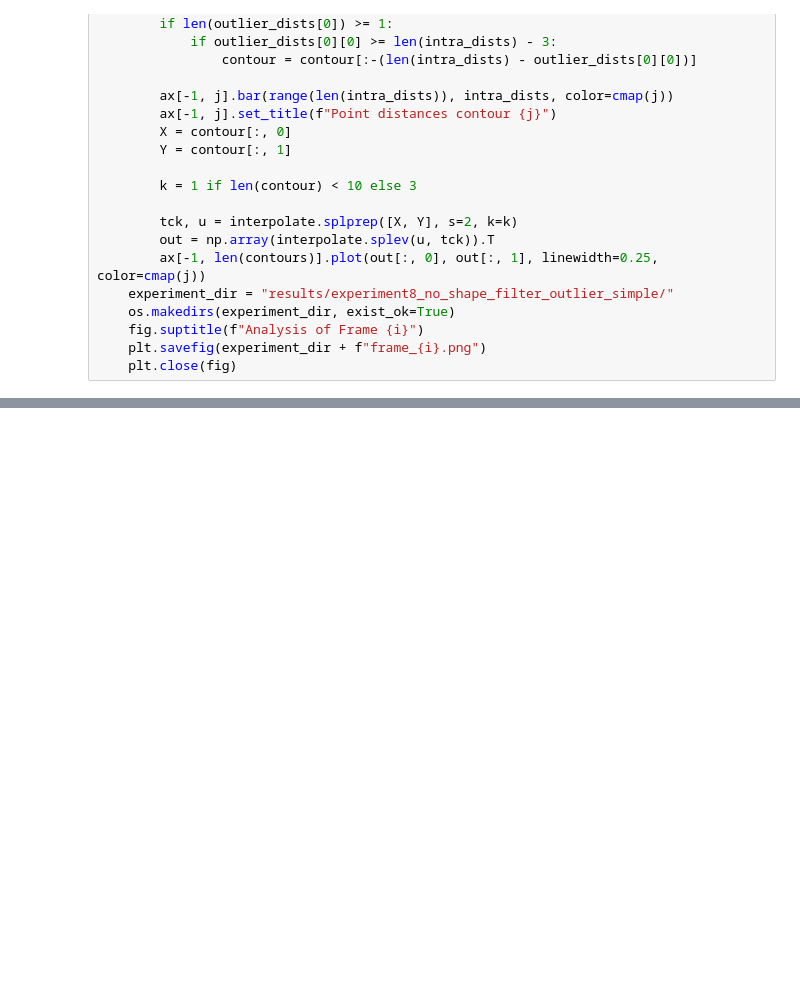
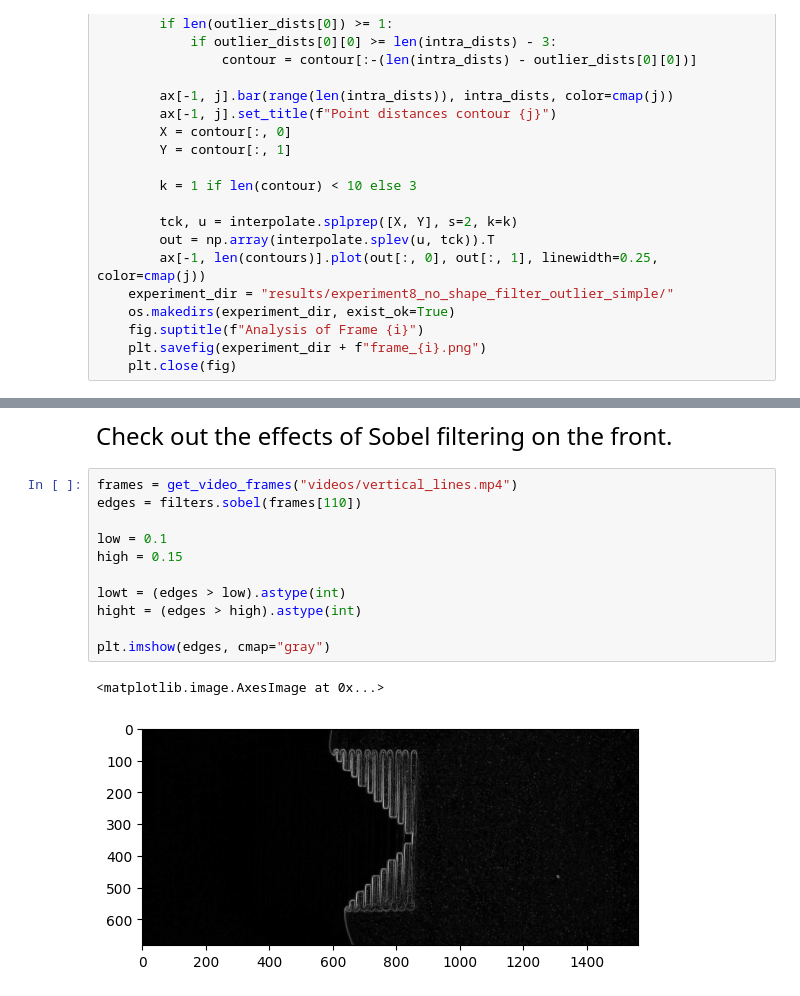
Before and after one commit to c3di/PropaTrack, a Jupyter notebook: experiments.ipynb, the cells around one changed output, grey strips where cells are left out. Saved outputs shown, nothing was run; the diff lists cells and outputs as text; blank space fills up the shorter version.

```diff
--- a/experiments.ipynb
+++ b/experiments.ipynb
@@ -597,0 +616,16 @@ plot_pipeline_steps("videos/no_shape.mp4", 53, 54)
+# %% [markdown]
+<font size="5">Check out the effects of Sobel filtering on the front.</font>
+# %%
+frames = get_video_frames("videos/vertical_lines.mp4")
+edges = filters.sobel(frames[110])
+
+low = 0.1
+high = 0.15
+
+lowt = (edges > low).astype(int)
+hight = (edges > high).astype(int)
+
+plt.imshow(edges, cmap="gray")
+# %% [output]
+<matplotlib.image.AxesImage at 0x...>
+[figure, added]
```
Also changed, not shown: parts of 13 cells of this notebook, 2 other files.
